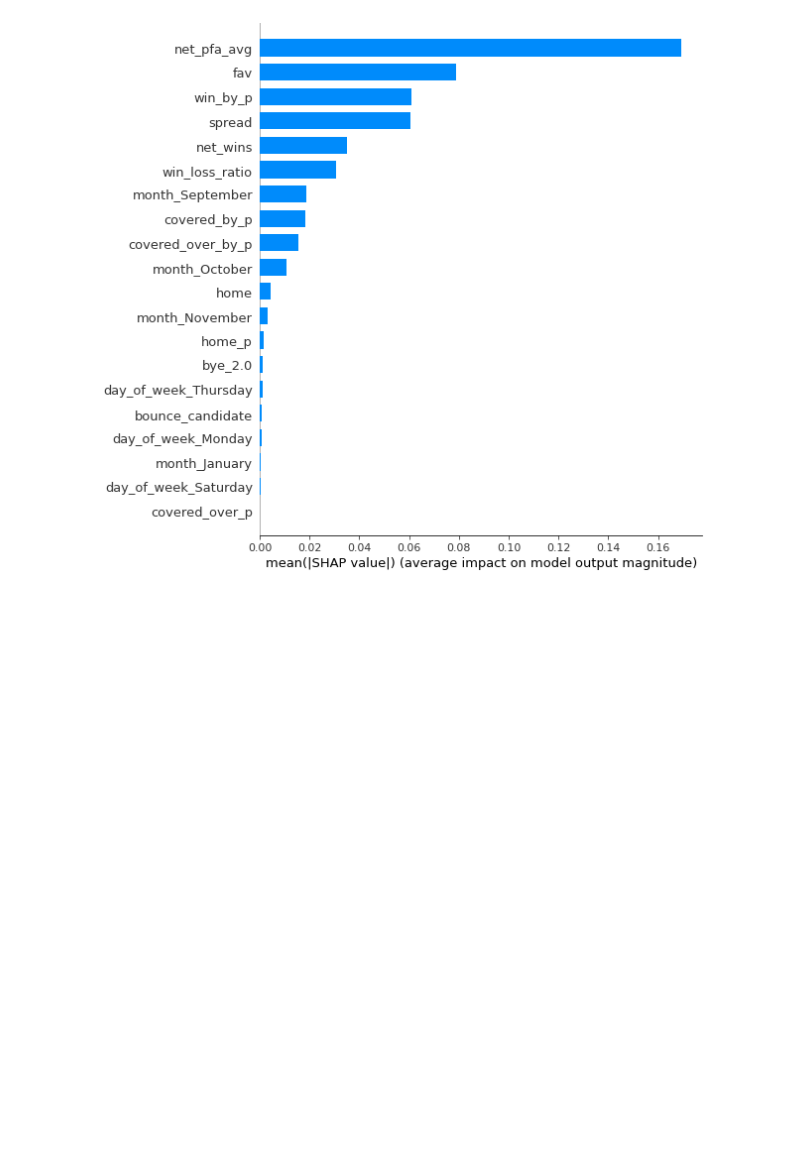
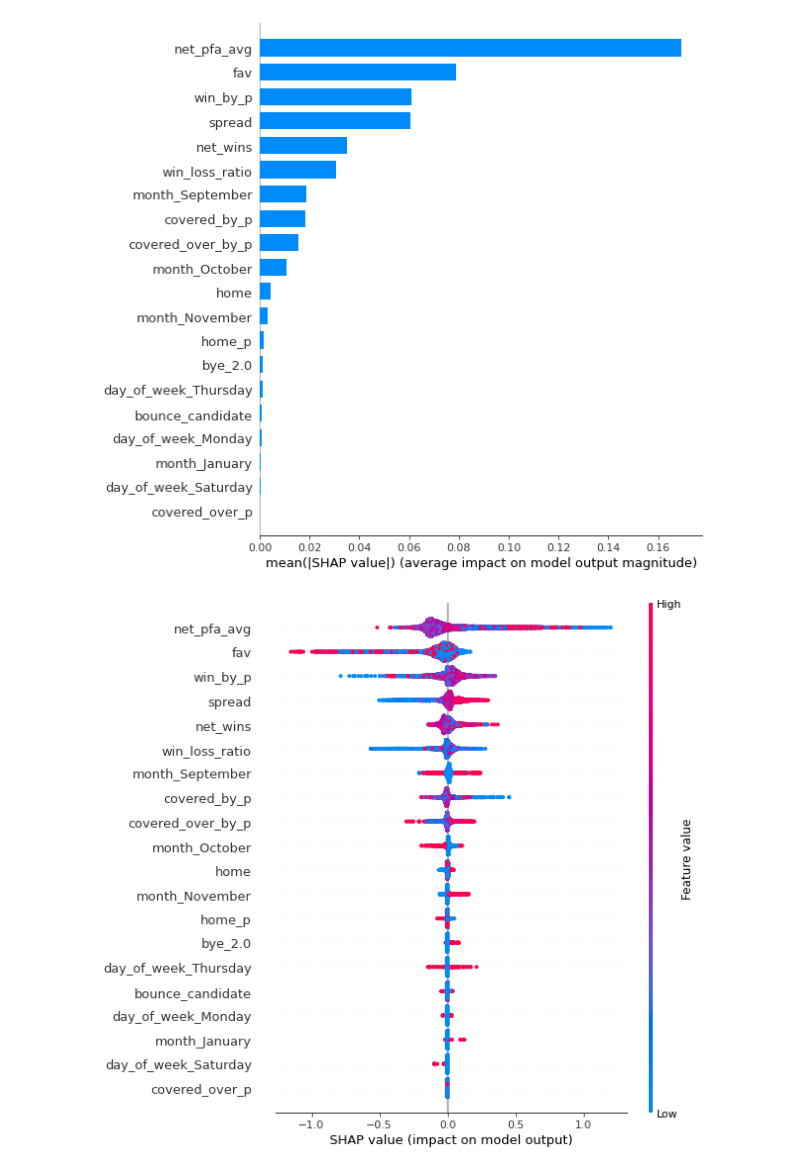
Before and after one commit to carlclifford/Capstone-2, a Jupyter notebook: Capstone 2 Modeling.ipynb, the cells around one changed output. Cells and saved outputs as stored; diff of their text form; code cells hidden in the pictures; blank space fills up the shorter version.

```diff
--- a/Capstone 2 Modeling.ipynb
+++ b/Capstone 2 Modeling.ipynb
@@ -383,3 +383,7 @@ shap_values = shap.TreeExplainer(xgb1).shap_values(X2_train)
 shap.summary_plot(shap_values, X2_train, plot_type="bar")
 # %% [output]
 [figure]
+# %%
+shap.summary_plot(shap_values, X_train)
+# %% [output]
+[figure, added]
```
